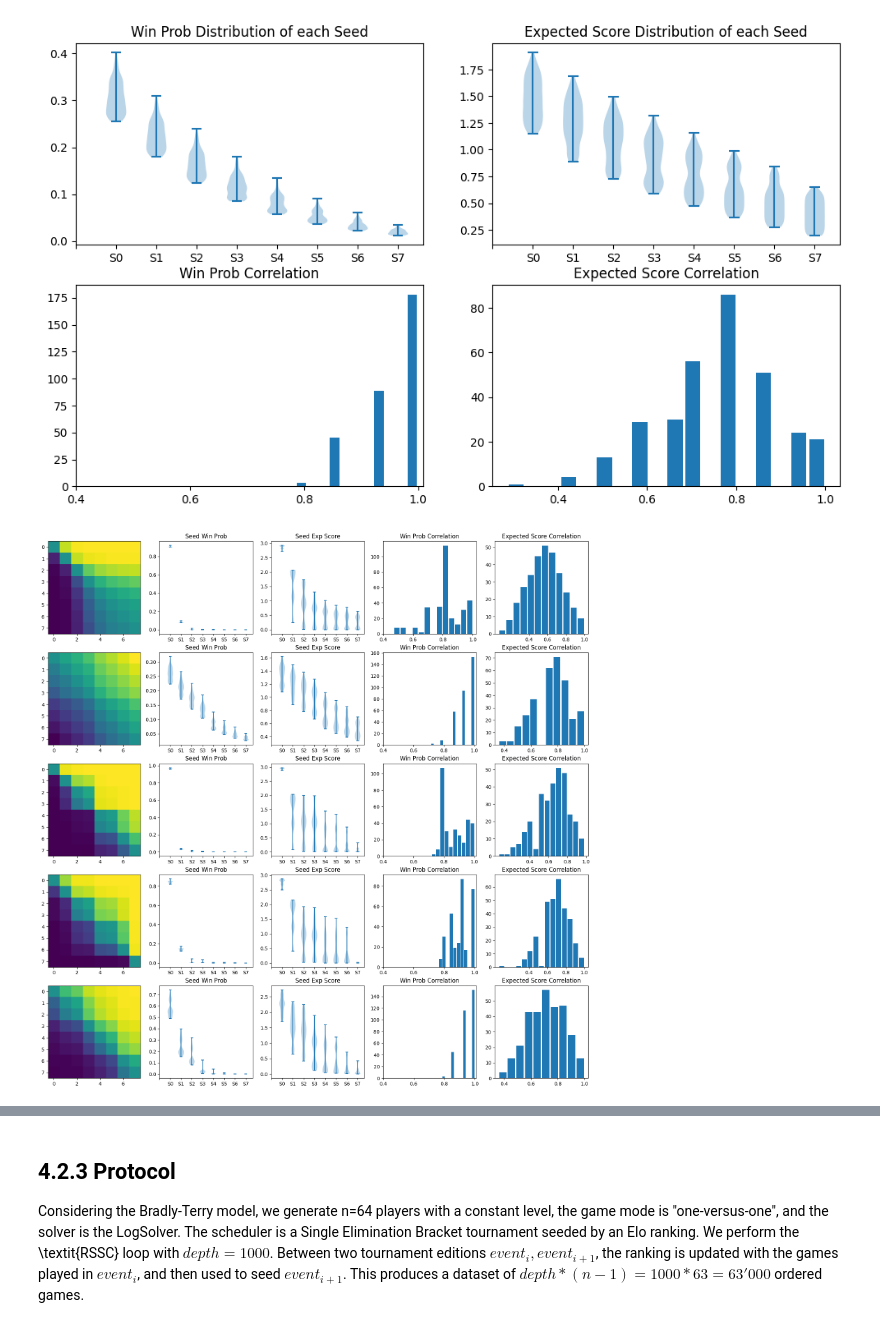
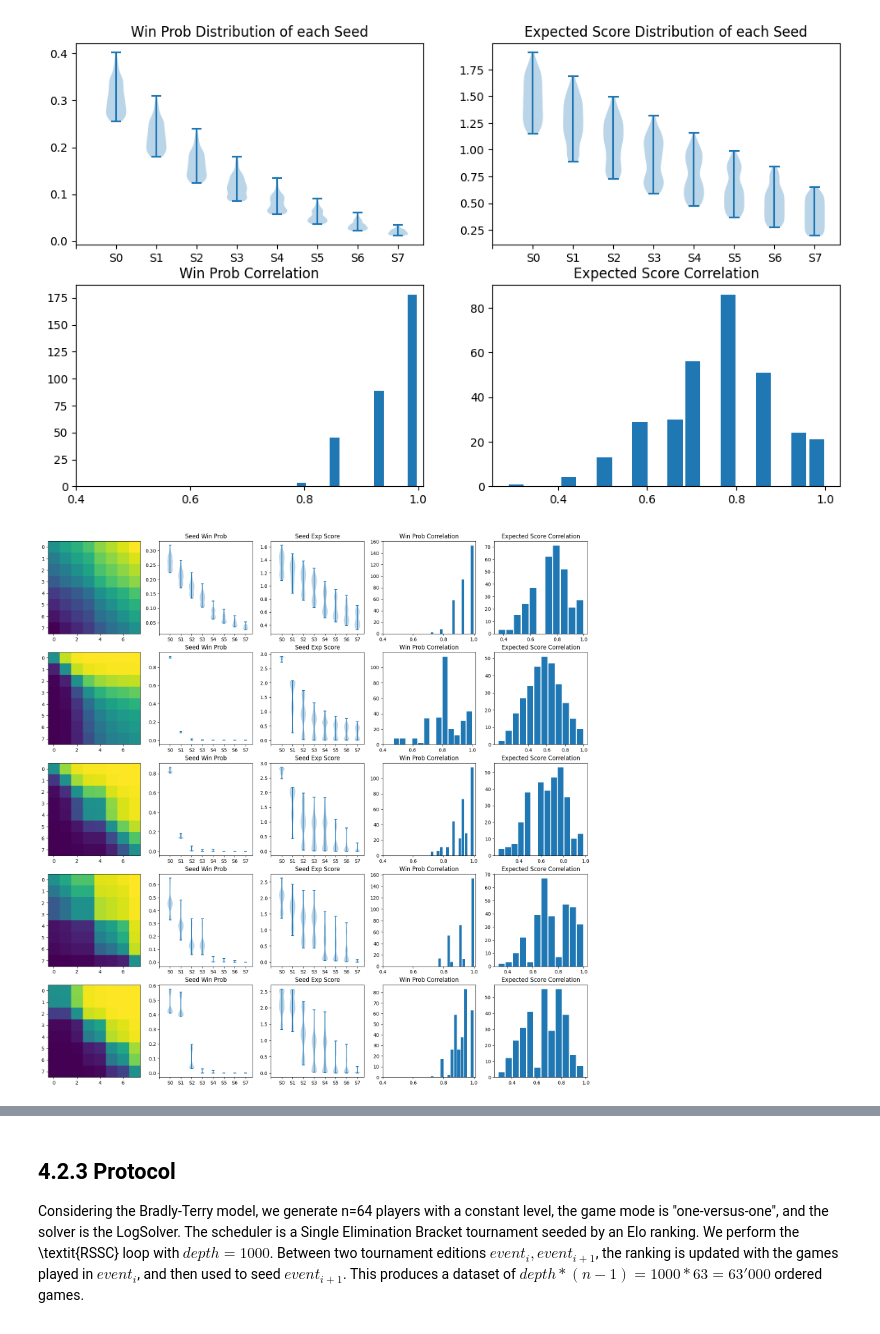
Before and after one commit to Ematrion/master-thesis-experiments, a Jupyter notebook: 4.2 Elo prediction.ipynb, the cells around one changed output, grey strips where cells are left out. Cells and saved outputs as stored; diff of their text form; code cells hidden in the pictures.

```diff
--- a/4.2 Elo prediction.ipynb
+++ b/4.2 Elo prediction.ipynb
@@ -55,6 +80,7 @@ def compute_bracket(seedings, matrix):
 results = compute_bracket(seedings, c1)
 # %%
 def groundtruth(labels, matrix):
+    """Natural Expected Score"""
     return [sum(matrix[seed]) for seed in labels]
 
 GROUNDTRUTH = groundtruth(labels, c1)
@@ -148,34 +173,34 @@ from utils import visualisation as visul
 
 def prob_matrix(gt: BTRanking) -> list[list[float]]:
     '''convert rstt model to probability matrix'''
     matrix = []
     for p1 in gt:
         line = []
         for p2 in gt:
             if p1 != p2:
                 line.append(round(LogSolver().probabilities(Duel(p1, p2))[0], 2))
             else:
                 line.append(0.5)
         matrix.append(line)
     return matrix
 
 # 5 test model
 models = [
-    prob_matrix(BTRanking('few_elite', [BasicPlayer('Seed{i}', 1000+l) for i, l in zip(labels, [0, 25, 50, 100, 200, 400, 800, 1200])])),
-    prob_matrix(BTRanking('dense', [BasicPlayer('Seed{i}', 1000+l) for i, l in zip(labels, [-100, -75, -50, -25, 25, 50, 75, 100])])),
+    prob_matrix(BTRanking('linear', [BasicPlayer('Seed{i}', 1000+l) for i, l in zip(labels, [-100, -75, -50, -25, 25, 50, 75, 100])])),
+    prob_matrix(BTRanking('elitist', [BasicPlayer('Seed{i}', 1000+l) for i, l in zip(labels, [0, 25, 50, 100, 200, 400, 800, 1200])])),
     prob_matrix(BTRanking('gauss1', BasicPlayer.create(nb=8))),
     prob_matrix(BTRanking('gauss2', BasicPlayer.create(nb=8))),
     prob_matrix(BTRanking('gauss3', BasicPlayer.create(nb=8))),
 ]
 
 # run, analysis & plot
 fig, axs = plt.subplots(len(models), 5, figsize=(20, 20))
 for matrix, row in zip(models, axs):
     truth = groundtruth(labels, matrix)
     results = compute_bracket(seedings, matrix)
     fav, scoring, mins, maxs, worst_es, worst_wp = analysis(results, labels, truth)
     visul.visualize_bracket_analysis(results, labels, matrix, row)
 plt.show()
 # %% [output]
-[figure, old version]
+[figure, new version]
 # %%
```
Also changed, not shown: parts of 14 cells of this notebook, 12 other files.
